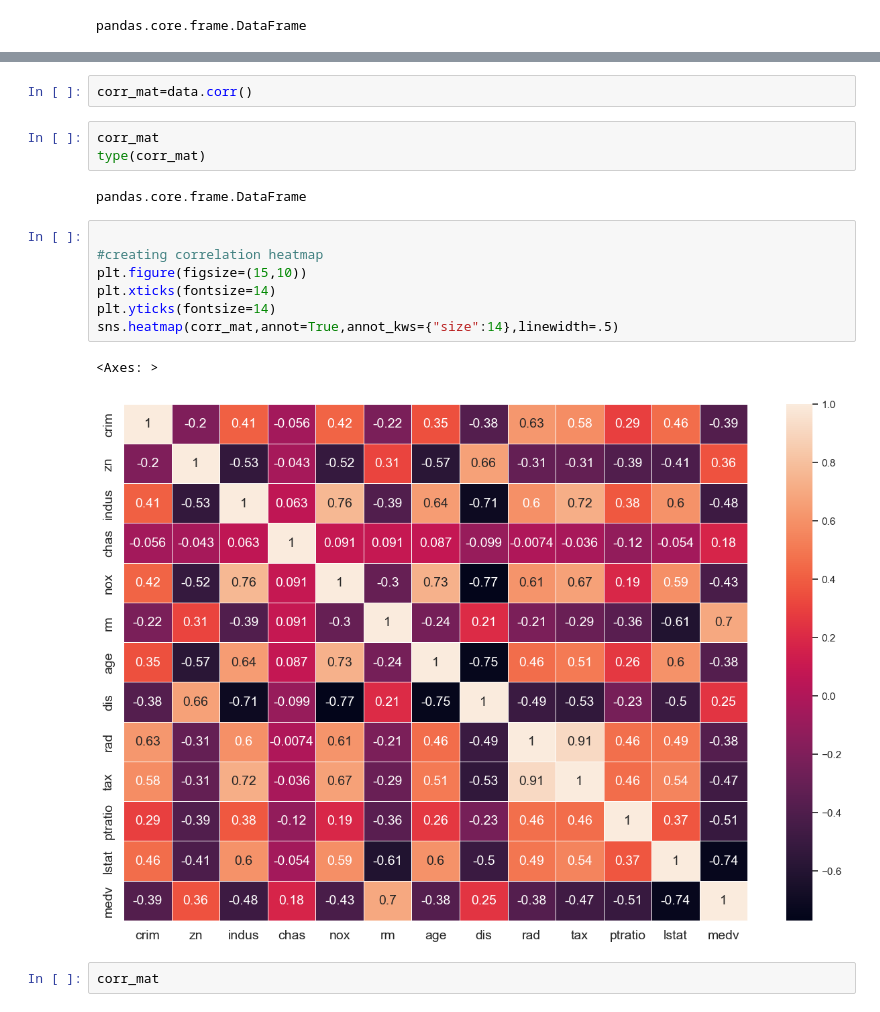
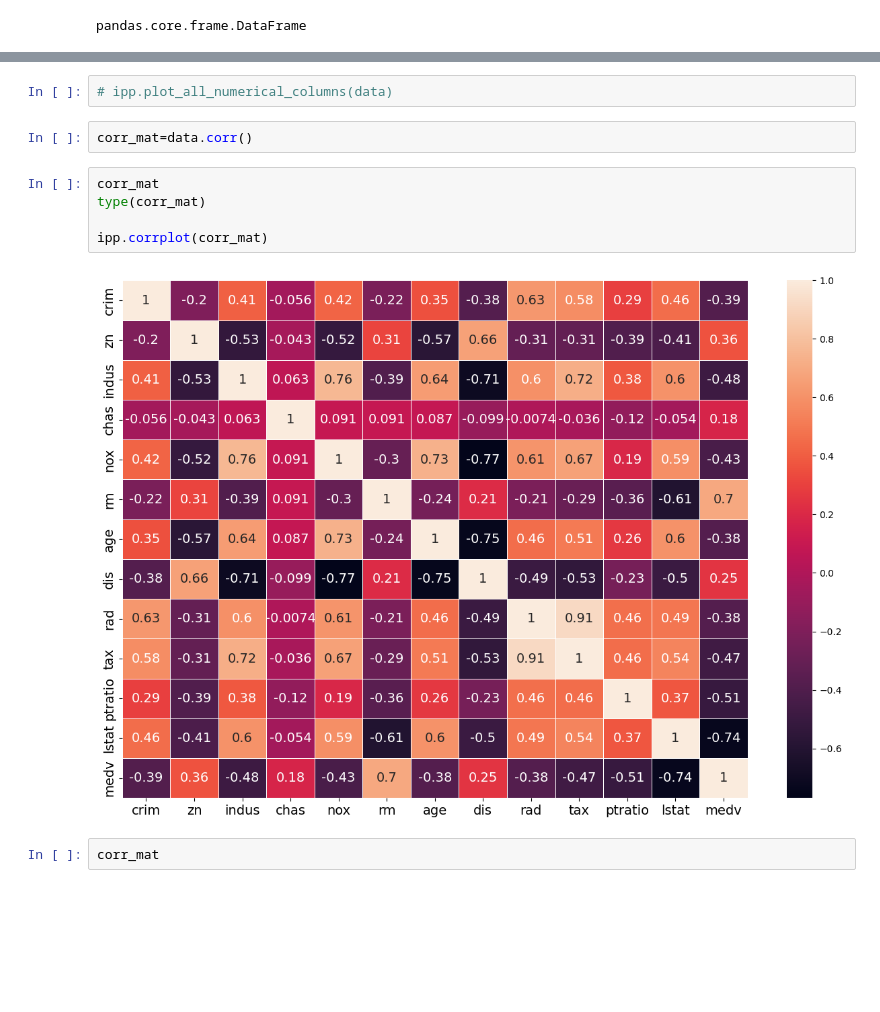
Before and after one commit to nikhil9066/API-model, a Jupyter notebook: model/boston.ipynb, the cells around one changed output, grey strips where cells are left out. Cells and saved outputs as stored; diff of their text form; blank space fills up the shorter version.

```diff
--- a/model/boston.ipynb
+++ b/model/boston.ipynb
@@ -214,20 +98,14 @@ https://gist.github.com/mwaskom/de44147ed2974457ad6372750bbe5751
+# %%
+# ipp.plot_all_numerical_columns(data)
 # %%
 corr_mat=data.corr()
 # %%
 corr_mat
 type(corr_mat)
+
+ipp.corrplot(corr_mat)
 # %% [output]
-pandas.core.frame.DataFrame
+[figure, added]
-# %%
-
-#creating correlation heatmap
-plt.figure(figsize=(15,10))
-plt.xticks(fontsize=14)
-plt.yticks(fontsize=14)
-sns.heatmap(corr_mat,annot=True,annot_kws={"size":14},linewidth=.5)
-# %% [output]
-<Axes: >
-[figure, removed]
 # %%
 corr_mat
 # %% [output]
```
Also changed, not shown: parts of 65 cells of this notebook, 4 other files.
